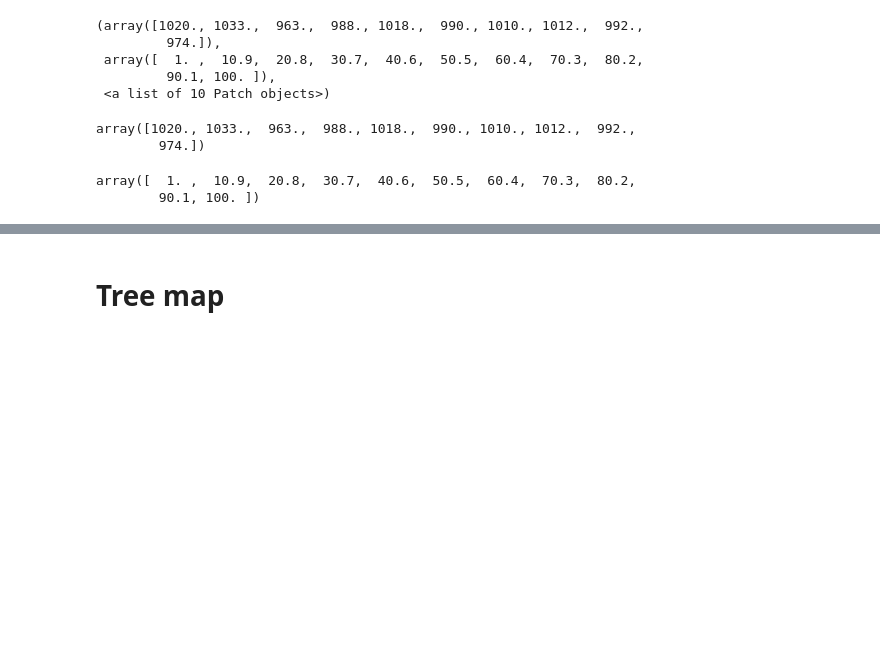
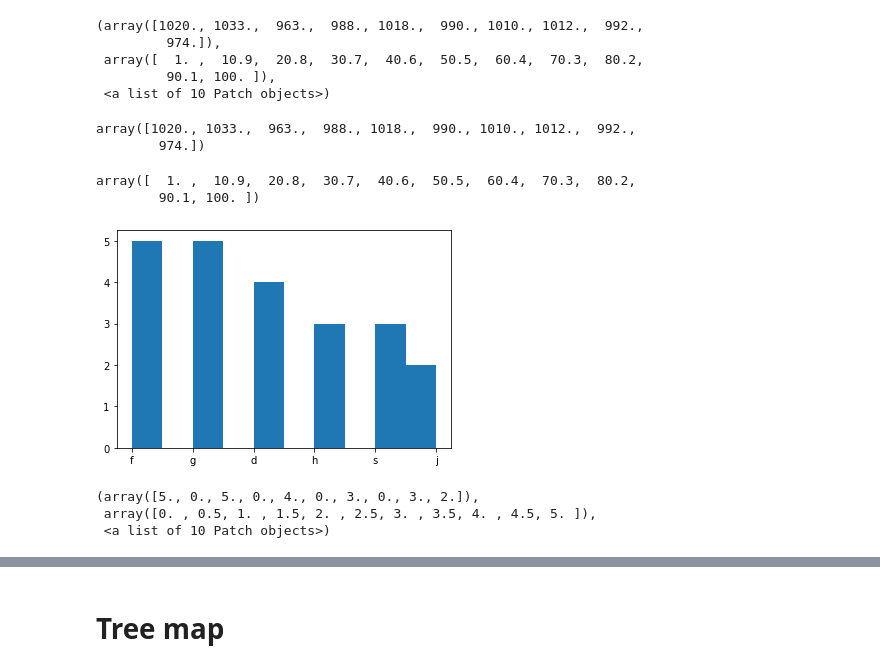
Before and after one commit to Suriya6744/BasicProg_DataViz65, a Jupyter notebook: DataViz04_Data_Comparison.ipynb, the cells around one changed output, grey strips where cells are left out. Saved outputs shown, nothing was run; the diff lists cells and outputs as text; code cells hidden in the pictures; blank space fills up the shorter version.

```diff
--- a/DataViz04_Data_Comparison.ipynb
+++ b/DataViz04_Data_Comparison.ipynb
@@ -372,3 +391,13 @@ histout[1]
 # %% [output]
 array([  1. ,  10.9,  20.8,  30.7,  40.6,  50.5,  60.4,  70.3,  80.2,
         90.1, 100. ])
+# %%
+histout2 = plt.hist('f g f g f g f d h s j d h g f g d h s s  j d'.split())
+# %% [output]
+[figure, added]
+# %%
+histout2
+# %% [output]
+(array([5., 0., 5., 0., 4., 0., 3., 0., 3., 2.]),
+ array([0. , 0.5, 1. , 1.5, 2. , 2.5, 3. , 3.5, 4. , 4.5, 5. ]),
+ <a list of 10 Patch objects>)
```
Also changed, not shown: parts of 24 cells of this notebook.
